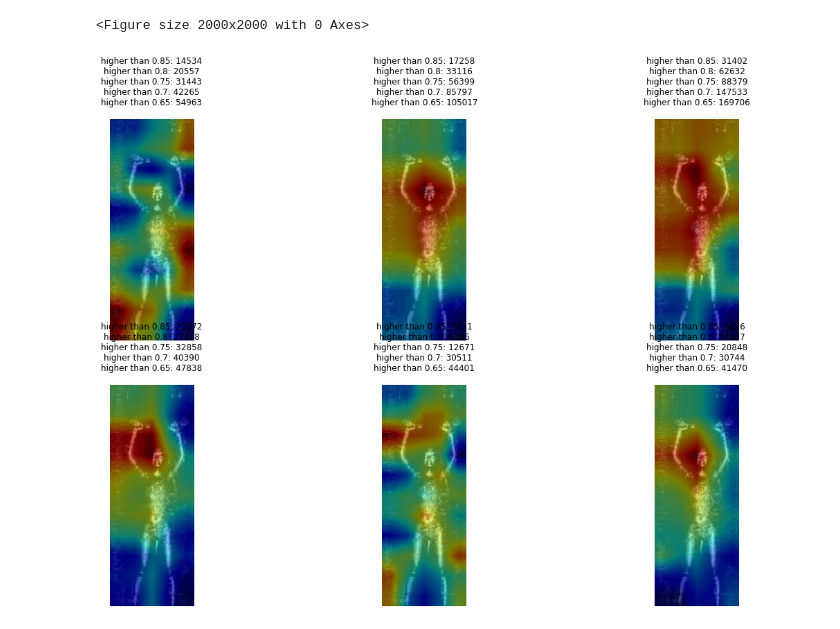
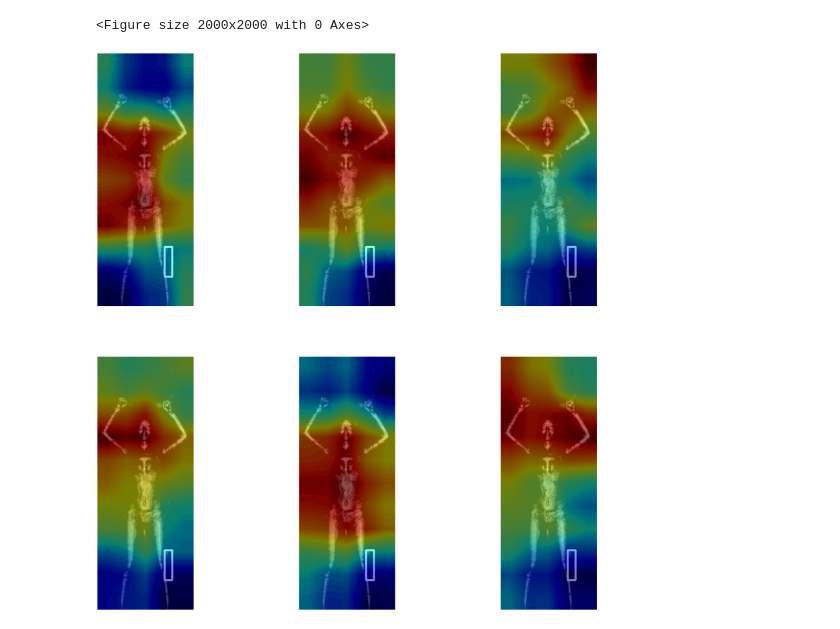
Before and after one commit to ChengIC/my_patchcore, a Jupyter notebook: FinalCore/Visualize_Runs_Jul-21-2022.ipynb, the cells around one changed output. Saved outputs shown, nothing was run; the diff lists cells and outputs as text; code cells hidden in the pictures.

```diff
--- a/FinalCore/Visualize_Runs_Jul-21-2022.ipynb
+++ b/FinalCore/Visualize_Runs_Jul-21-2022.ipynb
@@ -59,32 +58,46 @@ def renderFeatureMap(pxl_lvl_anom_score,sample_img):
     plt.savefig(buf, format='png', bbox_inches='tight', pad_inches=0, transparent=True)
     overlay_img = Image.open(buf)
     plt.clf()
-    return np.array(overlay_img)
+    return np.array(overlay_img), fmap_img
+# %%
+def add_bounding_boxes(img_id, sample_img, annotation_dir):
+    all_boxes = getBBox(annotation_dir, img_id)
+    for bb in all_boxes:
+        image = cv2.rectangle(sample_img, (bb['xmin'], bb['ymin']), (bb['xmax'], bb['ymax']), (255, 255, 255), 5)
+    return image
 # %%
-def get_all_fv_imgs(img_id, runs_dir, obj_dir):
+def get_all_fv_imgs(img_id, runs_dir, obj_dir, annotation_dir):
     img_id = random.choice(os.listdir(runs_dir))
     run_path = os.path.join(runs_dir, img_id)
 
     sample_img_path = os.path.join(obj_dir, img_id + '.jpg')
     sample_img = cv2.imread(sample_img_path)
+    sample_img = add_bounding_boxes(img_id, sample_img, annotation_dir)
 
+    all_vis_imgs = []
+    pixels_information = []
     all_fv_imgs = []
-    information = []
     for json_file_name in os.listdir(run_path):
         if '.json' in json_file_name:
             json_file_path = os.path.join(run_path, json_file_name)
 
             with open(json_file_path) as json_file: result_data = json.load(json_file)
 
-            all_fv_imgs.append(renderFeatureMap(torch.tensor(result_data['pixel_score']), sample_img))
-            information.append(result_data['count_pixels'])
-    return all_fv_imgs, information
+            vis_img, fv_img = renderFeatureMap(torch.tensor(result_data['pixel_score']), sample_img)
+
+            all_vis_imgs.append(vis_img)
+            pixels_information.append(result_data['count_pixels'])
+            all_fv_imgs.append(fv_img)
+
+    return all_vis_imgs, pixels_information, all_fv_imgs, sample_img
 # %%
 import cv2
 runs_dir = '/Users/rc/Documents/GitHub/my_patchcore/FinalCore/exp/2022_07_21_13_18_01/runs'
+obj_dir = '/Users/rc/Documents/GitHub/my_patchcore/datasets/full_body/test/objs'
+annotation_dir = '/Users/rc/Documents/GitHub/my_patchcore/datasets/full_body/Annotations'
+
 img_id = random.choice(os.listdir(runs_dir))
-obj_dir = '/Users/rc/Documents/GitHub/my_patchcore/datasets/full_body/test/objs/'
-all_fv_imgs, information = get_all_fv_imgs(img_id, runs_dir, obj_dir)
+all_vis_imgs, pixels_information, all_fv_imgs, sample_img = get_all_fv_imgs(img_id, runs_dir, obj_dir, annotation_dir)
 # %% [output]
 <Figure size 2000x2000 with 0 Axes>
 <Figure size 2000x2000 with 0 Axes>
@@ -95,16 +114,16 @@ all_fv_imgs, information = get_all_fv_imgs(img_id, runs_dir, obj_dir)
 # %%
 # setting values to rows and column variables
-rows = 3
+rows = 2
 columns = 3
-fig = plt.figure(figsize=(20, 20))
-for idx, img in enumerate(all_fv_imgs):
+fig = plt.figure(figsize=(50, 50))
+for idx, img in enumerate(all_vis_imgs[0:6]):
     fig.add_subplot(rows, columns, idx+1)
     # showing image
     plt.imshow(img)
     plt.axis('off')
-    info =''
-    for th in ['0.85', '0.8', '0.75', '0.7', '0.65']:
-        info += 'higher than {}: {}\n'.format(th,information[idx][th])
-    plt.title(info)
+#     info =''
+#     for th in ['0.85', '0.8', '0.75', '0.7', '0.65']:
+#         info += 'higher than {}: {}\n'.format(th,information[idx][th])
+#     plt.title(info)
 # %% [output]
-[figure, old version]
+[figure, new version]
```
Also changed, not shown: parts of 6 cells of this notebook.
